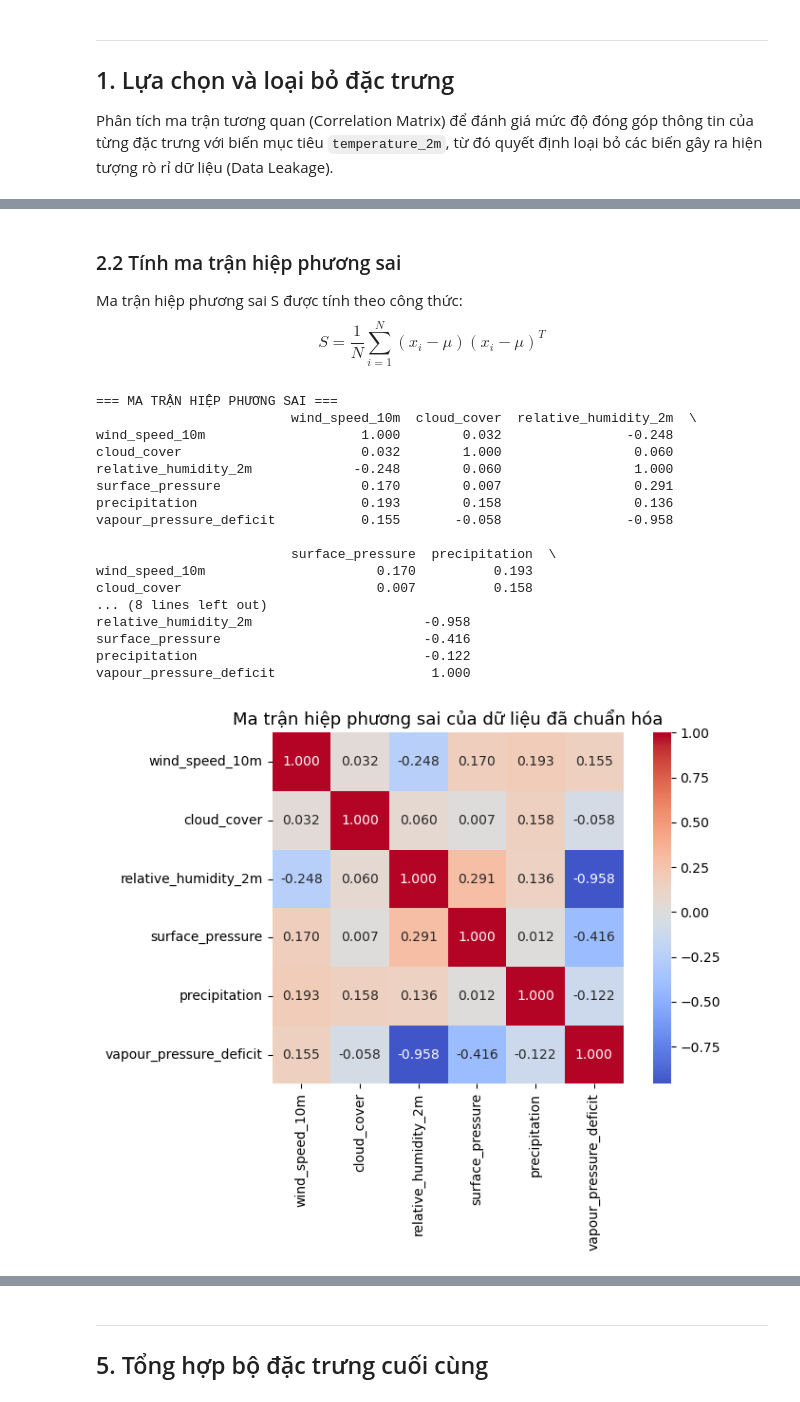
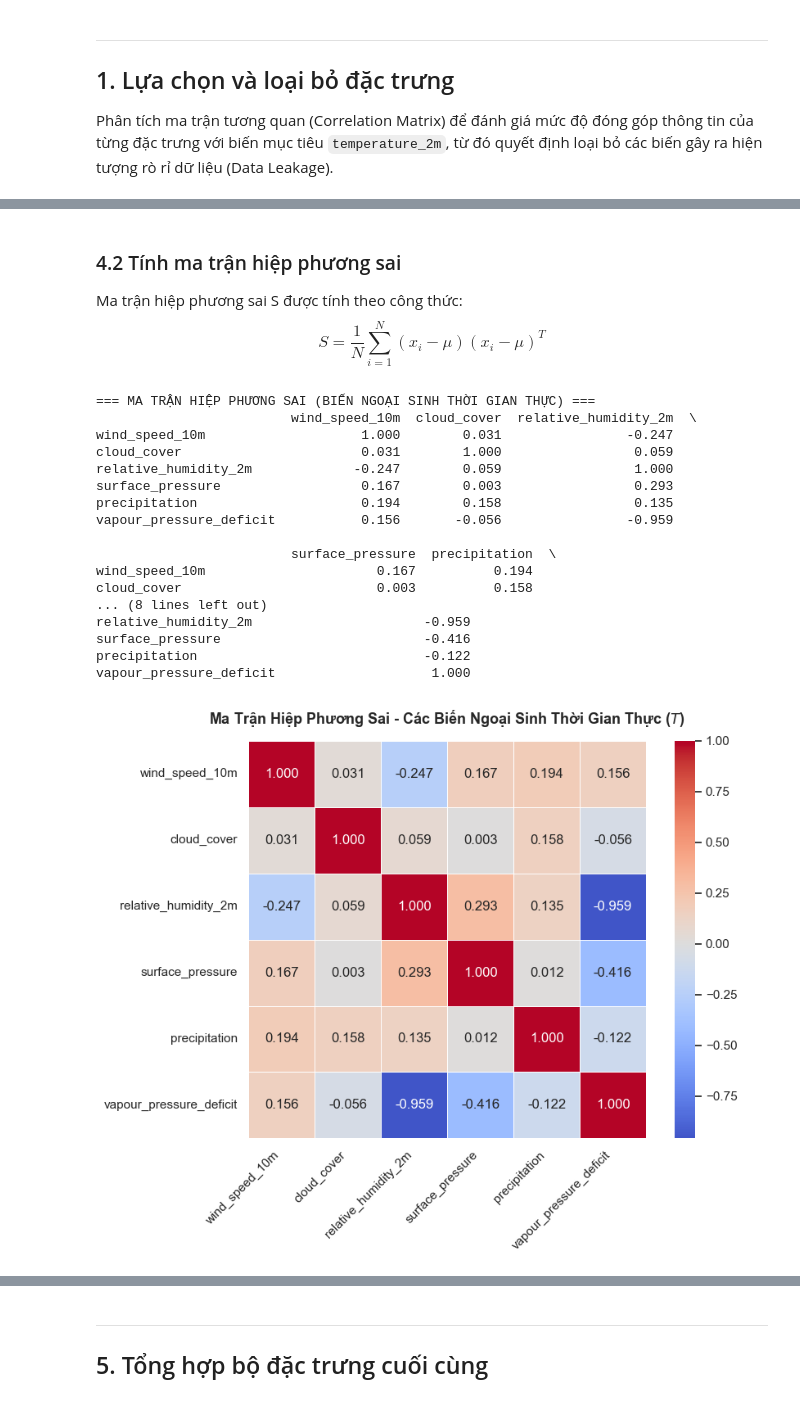
Before and after one commit to meowmeow-uwu/temperature-predictation, a Jupyter notebook: 4_training.ipynb, the cells around one changed output, grey strips where cells are left out. Drawn from its saved outputs; the diff is of its cells as text; code cells hidden in the pictures.

```diff
--- a/4_training.ipynb
+++ b/4_training.ipynb
@@ -146,46 +258,64 @@ plt.show()
 # %% [markdown]
-### 2.2 Tính ma trận hiệp phương sai
+### 4.2 Tính ma trận hiệp phương sai
 
 Ma trận hiệp phương sai S được tính theo công thức:
 $$S = \frac{1}{N} \sum_{i=1}^{N} (x_i - \mu)(x_i - \mu)^T$$
 # %%
-# ==================================================
-# 2.2 Tính ma trận hiệp phương sai
-# ==================================================
+import numpy as np
+import pandas as pd
+import seaborn as sns
+import matplotlib.pyplot as plt
+
+# ==============================================================================
+# 3.2 Tính ma trận hiệp phương sai (Covariance Matrix)
+# Dữ liệu đầu vào: X_train_scaled (Biến Ngoại sinh Thời gian thực tại thời điểm T)
+# ==============================================================================
+
+# Tính ma trận hiệp phương sai từ mảng đã chuẩn hóa ở bước 3.1
 cov_matrix = np.cov(X_train_scaled.T)
-cov_df = pd.DataFrame(cov_matrix, index=feature_cols, columns=feature_cols)
 
-print("=== MA TRẬN HIỆP PHƯƠNG SAI ===")
+# Sử dụng trực tiếp danh sách tên biến gốc làm nhãn (không cần replace đuôi lag)
+cov_df = pd.DataFrame(cov_matrix, index=exogenous_cols, columns=exogenous_cols)
+
+print("=== MA TRẬN HIỆP PHƯƠNG SAI (BIẾN NGOẠI SINH THỜI GIAN THỰC) ===")
 print(cov_df.round(3))
 
-fig, ax = plt.subplots(figsize=(8, 6))
+# Trực quan hóa bằng Heatmap
+fig, ax = plt.subplots(figsize=(9, 7))
 sns.heatmap(cov_df,
             annot=True,
             fmt='.3f',
             cmap='coolwarm',
             center=0,
             square=True,
+            linewidths=0.5,
             ax=ax)
-ax.set_title('Ma trận hiệp phương sai của dữ liệu đã chuẩn hóa', fontsize=13)
+
+# Xoay nhãn trục X và trục Y để biểu đồ gọn gàng, không bị đè chữ
+plt.xticks(rotation=45, ha='right')
+plt.yticks(rotation=0)
+
+ax.set_title('Ma Trận Hiệp Phương Sai - Các Biến Ngoại Sinh Thời Gian Thực ($T$)',
+             fontsize=13, fontweight='bold', pad=15)
 plt.tight_layout()
 plt.show()
 # %% [output]
-=== MA TRẬN HIỆP PHƯƠNG SAI ===
+=== MA TRẬN HIỆP PHƯƠNG SAI (BIẾN NGOẠI SINH THỜI GIAN THỰC) ===
                          wind_speed_10m  cloud_cover  relative_humidity_2m  \
-wind_speed_10m                    1.000        0.032                -0.248
-cloud_cover                       0.032        1.000                 0.060
-relative_humidity_2m             -0.248        0.060                 1.000
-surface_pressure                  0.170        0.007                 0.291
-precipitation                     0.193        0.158                 0.136
-vapour_pressure_deficit           0.155       -0.058                -0.958
+wind_speed_10m                    1.000        0.031                -0.247
+cloud_cover                       0.031        1.000                 0.059
+relative_humidity_2m             -0.247        0.059                 1.000
+surface_pressure                  0.167        0.003                 0.293
+precipitation                     0.194        0.158                 0.135
+vapour_pressure_deficit           0.156       -0.056                -0.959
 
                          surface_pressure  precipitation  \
-wind_speed_10m                      0.170          0.193
-cloud_cover                         0.007          0.158
+wind_speed_10m                      0.167          0.194
+cloud_cover                         0.003          0.158
 ... (8 lines left out)
-relative_humidity_2m                      -0.958
+relative_humidity_2m                      -0.959
 surface_pressure                          -0.416
 precipitation                             -0.122
 vapour_pressure_deficit                    1.000
-[figure, old version]
+[figure, new version]
 # %% [markdown]
```
Also changed, not shown: parts of 31 cells of this notebook, 29 other files.
